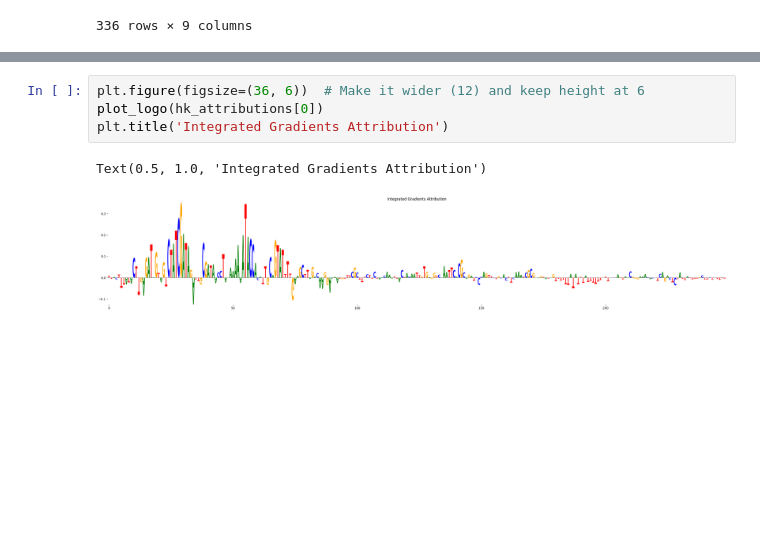
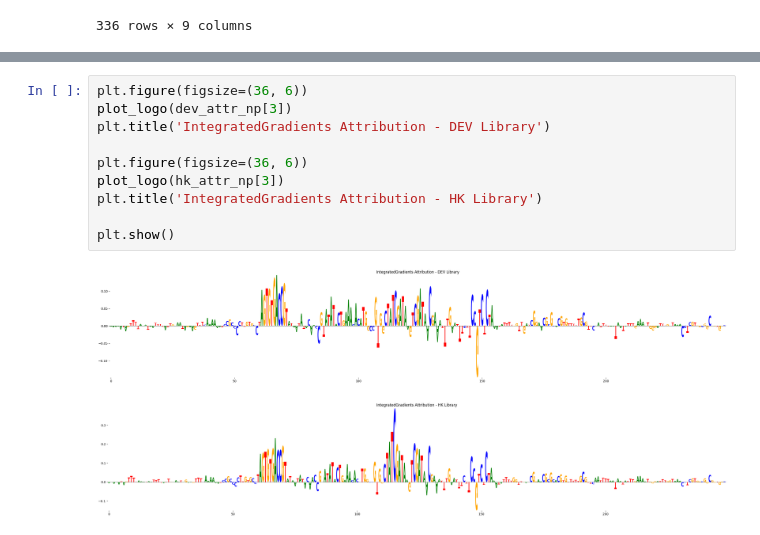
Before and after one commit to pabmantilla/Designing-STARR-seq-Library, a Jupyter notebook: Library_Selection/score_library.ipynb, the cells around one changed output, grey strips where cells are left out. Saved outputs shown, nothing was run; the diff lists cells and outputs as text; blank space fills up the shorter version.

Commit message:
Fixed attribution method, had to use captum

```diff
--- a/Library_Selection/score_library.ipynb
+++ b/Library_Selection/score_library.ipynb
@@ -562,7 +471,13 @@ HK one-hot encoding key 'hk': (336, 4, 249)
 # %%
-plt.figure(figsize=(36, 6))  # Make it wider (12) and keep height at 6
-plot_logo(hk_attributions[0])
-plt.title('Integrated Gradients Attribution')
+plt.figure(figsize=(36, 6))
+plot_logo(dev_attr_np[3])
+plt.title('IntegratedGradients Attribution - DEV Library')
+
+plt.figure(figsize=(36, 6))
+plot_logo(hk_attr_np[3])
+plt.title('IntegratedGradients Attribution - HK Library')
+
+plt.show()
 # %% [output]
-Text(0.5, 1.0, 'Integrated Gradients Attribution')
-[figure, old version]
+[figure, new version]
+[figure, added]
```
Also changed, not shown: parts of 4 cells of this notebook.
